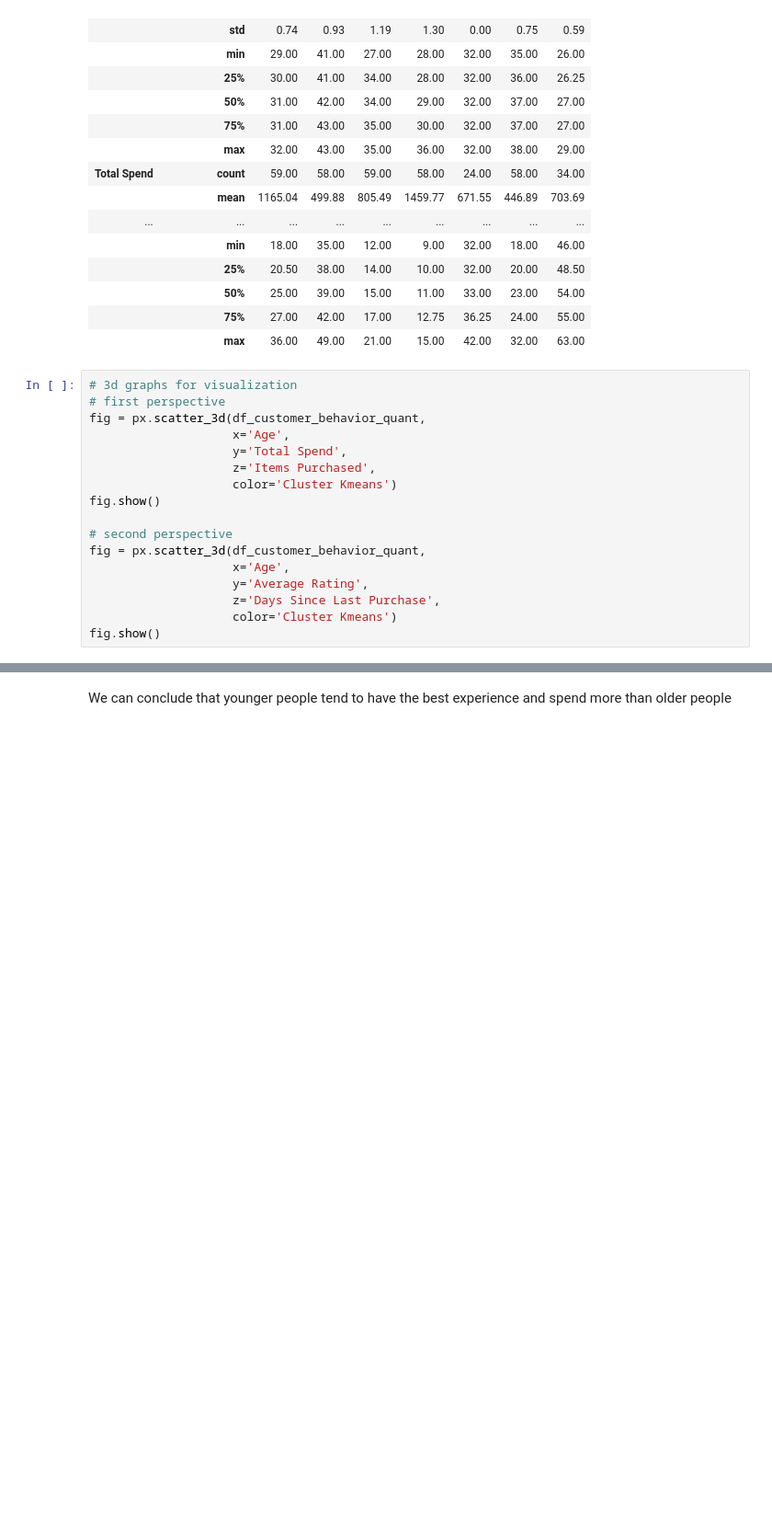
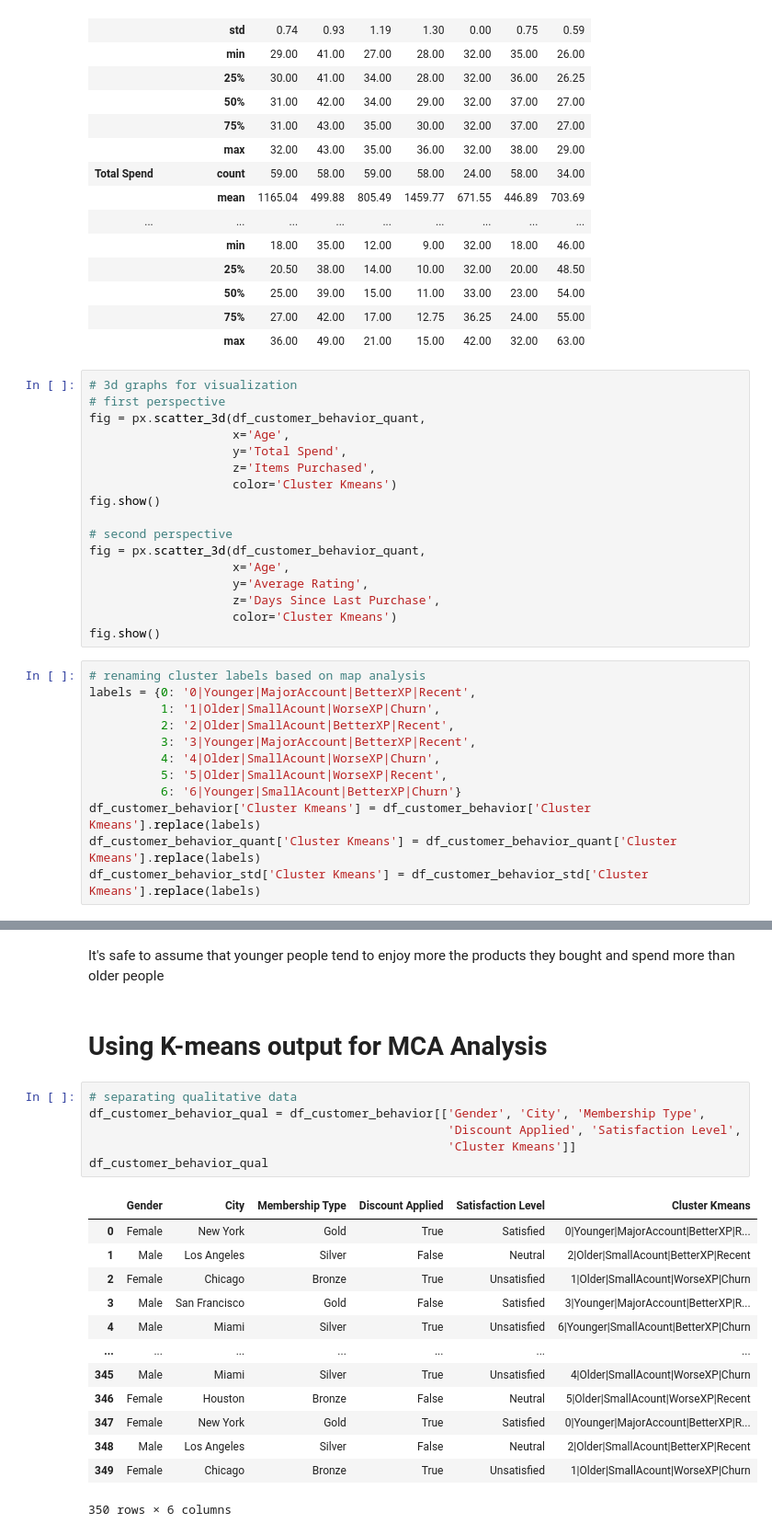
Before and after one commit to ThiMasaharu/ml_customer_behavior, a Jupyter notebook: Script.ipynb, the cells around one changed output, grey strips where cells are left out. Shown: that part at 92% size. Saved outputs shown, nothing was run; the diff lists cells and outputs as text; blank space fills up the shorter version.

```diff
--- a/Script.ipynb
+++ b/Script.ipynb
@@ -242,3 +236,15 @@ fig = px.scatter_3d(df_customer_behavior_quant,
                     z='Days Since Last Purchase',
                     color='Cluster Kmeans')
 fig.show()
+# %%
+# renaming cluster labels based on map analysis
+labels = {0: '0|Younger|MajorAccount|BetterXP|Recent',
+          1: '1|Older|SmallAcount|WorseXP|Churn',
+          2: '2|Older|SmallAcount|BetterXP|Recent',
+          3: '3|Younger|MajorAccount|BetterXP|Recent',
+          4: '4|Older|SmallAcount|WorseXP|Churn',
+          5: '5|Older|SmallAcount|WorseXP|Recent',
+          6: '6|Younger|SmallAcount|BetterXP|Churn'}
+df_customer_behavior['Cluster Kmeans'] = df_customer_behavior['Cluster Kmeans'].replace(labels)
+df_customer_behavior_quant['Cluster Kmeans'] = df_customer_behavior_quant['Cluster Kmeans'].replace(labels)
+df_customer_behavior_std['Cluster Kmeans'] = df_customer_behavior_std['Cluster Kmeans'].replace(labels)
@@ -245,2 +266,24 @@ fig.show()
 # %% [markdown]
-We can conclude that younger people tend to have the best experience and spend more than older people
+It's safe to assume that younger people tend to enjoy more the products they bought and spend more than older people
+# %% [markdown]
+# Using K-means output for MCA Analysis
+# %%
+# separating qualitative data
+df_customer_behavior_qual = df_customer_behavior[['Gender', 'City', 'Membership Type',
+                                                  'Discount Applied', 'Satisfaction Level',
+                                                  'Cluster Kmeans']]
+df_customer_behavior_qual
+# %% [output]
+|  | Gender | City | Membership Type | Discount Applied | Satisfaction Level | Cluster Kmeans |
+| 0 | Female | New York | Gold | True | Satisfied | 0|Younger|MajorAccount|BetterXP|R... |
+| 1 | Male | Los Angeles | Silver | False | Neutral | 2|Older|SmallAcount|BetterXP|Recent |
+| 2 | Female | Chicago | Bronze | True | Unsatisfied | 1|Older|SmallAcount|WorseXP|Churn |
+| 3 | Male | San Francisco | Gold | False | Satisfied | 3|Younger|MajorAccount|BetterXP|R... |
+| 4 | Male | Miami | Silver | True | Unsatisfied | 6|Younger|SmallAcount|BetterXP|Churn |
+| ... | ... | ... | ... | ... | ... | ... |
+| 345 | Male | Miami | Silver | True | Unsatisfied | 4|Older|SmallAcount|WorseXP|Churn |
+| 346 | Female | Houston | Bronze | False | Neutral | 5|Older|SmallAcount|WorseXP|Recent |
+| 347 | Female | New York | Gold | True | Satisfied | 0|Younger|MajorAccount|BetterXP|R... |
+| 348 | Male | Los Angeles | Silver | False | Neutral | 2|Older|SmallAcount|BetterXP|Recent |
+| 349 | Female | Chicago | Bronze | True | Unsatisfied | 1|Older|SmallAcount|WorseXP|Churn |
+350 rows × 6 columns
```
Also changed, not shown: parts of 21 cells of this notebook.
